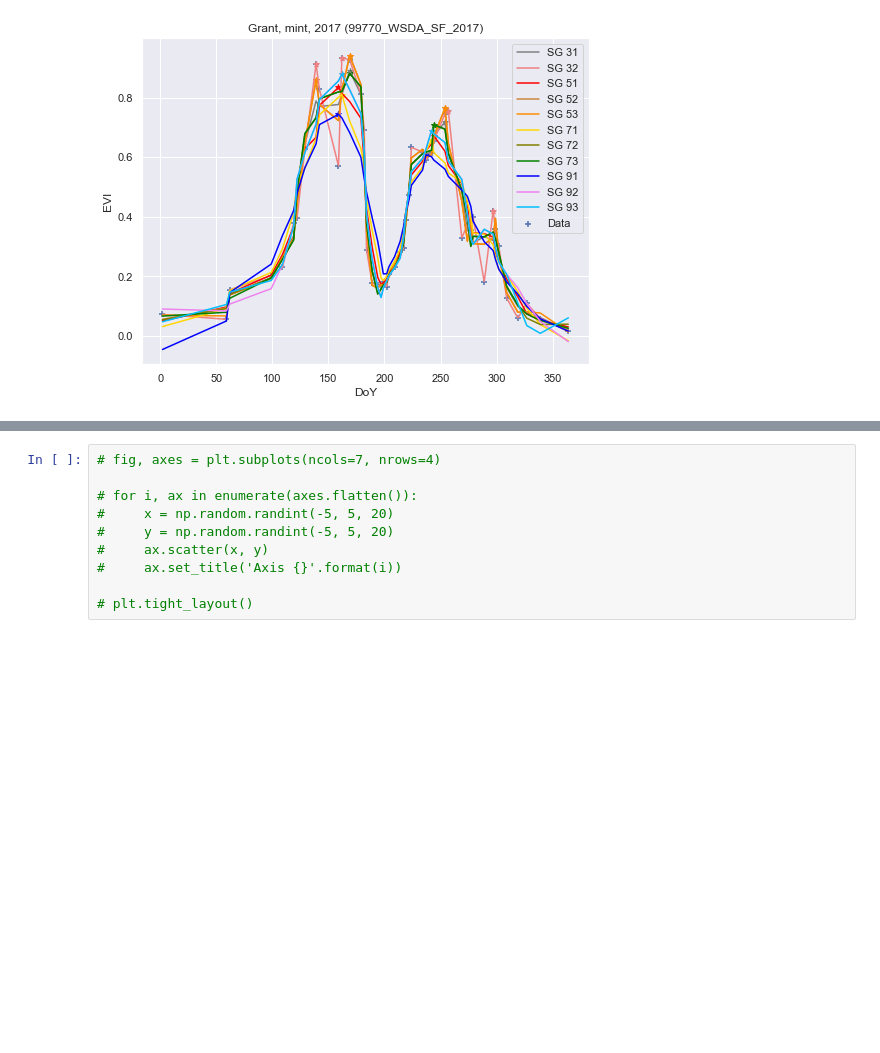
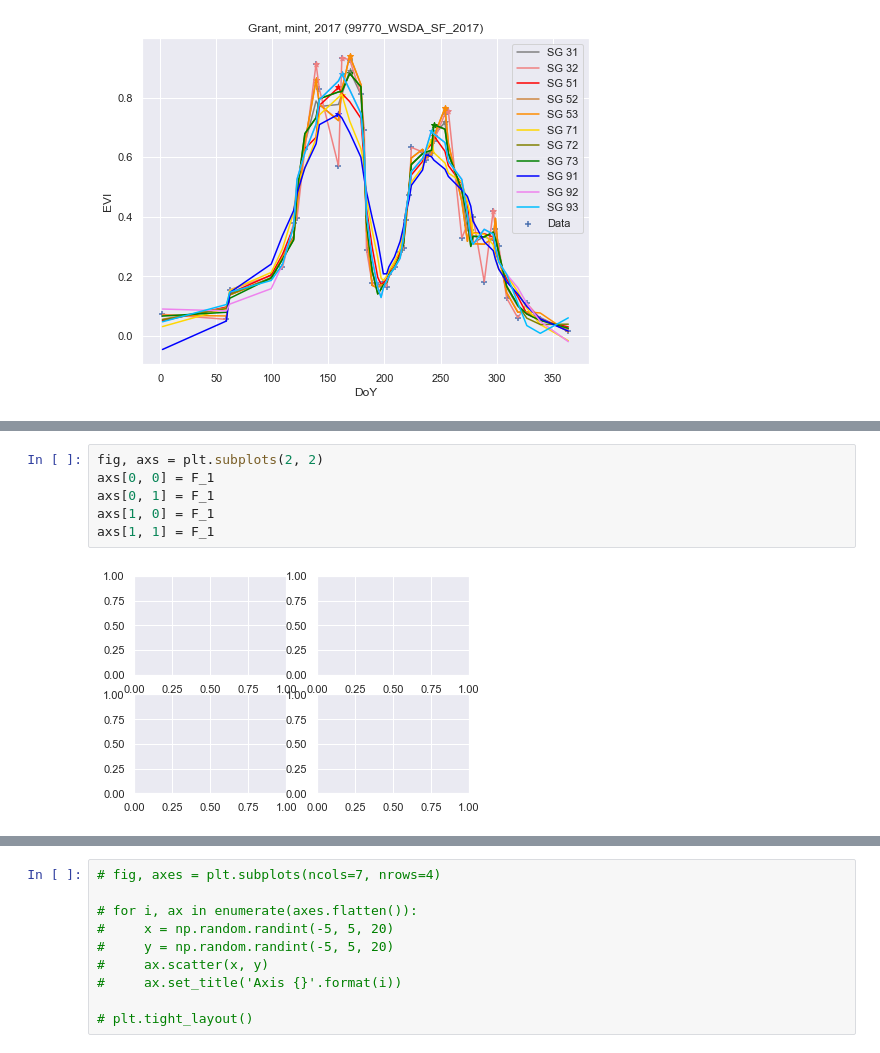
Before and after one commit to sunil21075/Ag, a Jupyter notebook: remote_sensing/python/Local_Jupyter_NoteBooks/panel plots.ipynb, the cells around one changed output, grey strips where cells are left out. Saved outputs shown, nothing was run; the diff lists cells and outputs as text; blank space fills up the shorter version.

```diff
--- a/remote_sensing/python/Local_Jupyter_NoteBooks/panel plots.ipynb
+++ b/remote_sensing/python/Local_Jupyter_NoteBooks/panel plots.ipynb
@@ -427,0 +432,8 @@ plt.savefig(fname = fig_name, \
+# %%
+fig, axs = plt.subplots(2, 2)
+axs[0, 0] = F_1
+axs[0, 1] = F_1
+axs[1, 0] = F_1
+axs[1, 1] = F_1
+# %% [output]
+[figure, added]
```
Also changed, not shown: parts of 18 cells of this notebook, 20 other files.
